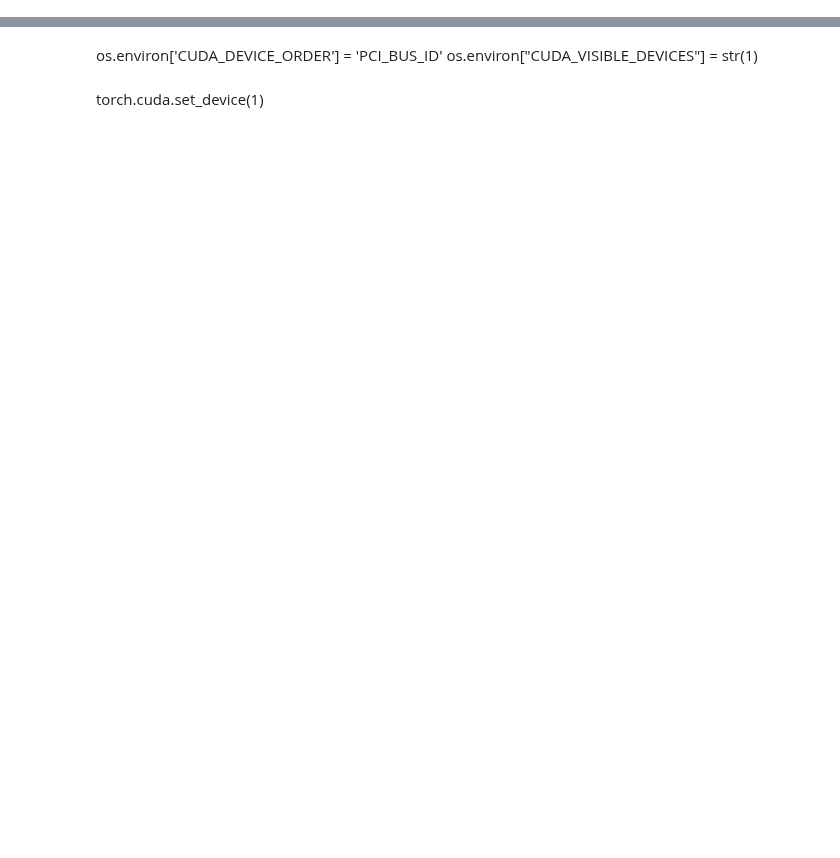
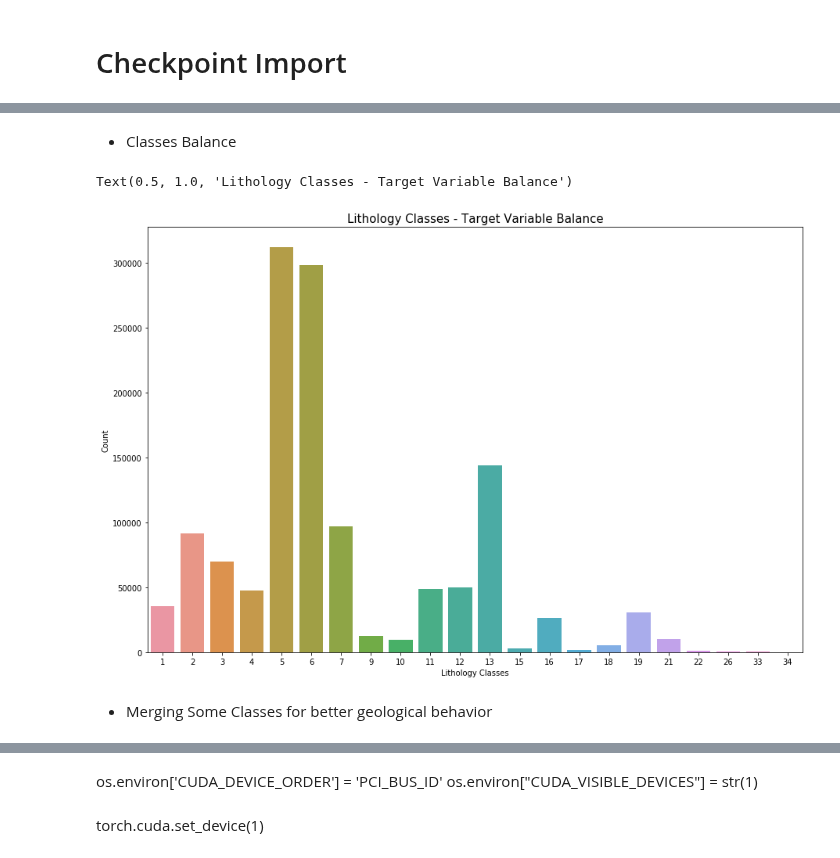
Before and after one commit to rmozart/North-Sea-Electrofacies-Clustering, a Jupyter notebook: Scripts/tabnet_experiment_compclass.ipynb, the cells around one changed output, grey strips where cells are left out. Cells and saved outputs as stored; diff of their text form; code cells hidden in the pictures; blank space fills up the shorter version.

Commit message:
Tabnet Experience Dataset Balance Information

```diff
--- a/Scripts/tabnet_experiment_compclass.ipynb
+++ b/Scripts/tabnet_experiment_compclass.ipynb
@@ -14,6 +26,8 @@ import time
 # %%
 %%capture
 from tqdm import tqdm_notebook
+# %% [markdown]
+# Checkpoint Import
 # %%
 df = pd.read_csv('../checkpoints/litho_data_3.csv.gz', compression='gzip') # already non-null litho classes
 # %%
@@ -25,6 +39,20 @@ df.head()
 | 2 | 14.813001 | 0.410166 | 2.314 | 61.405998 | 122.476944 | 0.752000 | 6 | 2216.222412 | 15_9-12 | 4.952206 | ... |
 | 3 | 14.383001 | 0.414143 | 2.293 | 62.561596 | 116.908607 | 0.739962 | 6 | 2216.375000 | 15_9-12 | 4.664760 | ... |
 | 4 | 14.202999 | 0.439923 | 2.275 | 61.691055 | 115.390953 | 0.715966 | 6 | 2216.527344 | 15_9-12 | 5.164095 | ... |
+# %% [markdown]
+* Classes Balance
+# %%
+plt.figure(figsize=(15,10))
+
+sns.barplot(x=df['LITHOLOGY_GEOLINK'].value_counts().index, y=df['LITHOLOGY_GEOLINK'].value_counts())
+plt.xlabel('Lithology Classes', fontsize=10)
+plt.ylabel('Count', fontsize=10)
+plt.title('Lithology Classes - Target Variable Balance', fontsize=15)
+# %% [output]
+Text(0.5, 1.0, 'Lithology Classes - Target Variable Balance')
+[figure, added]
+# %% [markdown]
+* Merging Some Classes for better geological behavior
 # %%
 df['LITHOLOGY_GEOLINK_2'] = df['LITHOLOGY_GEOLINK']
 
```
Also changed, not shown: parts of 37 cells of this notebook.
